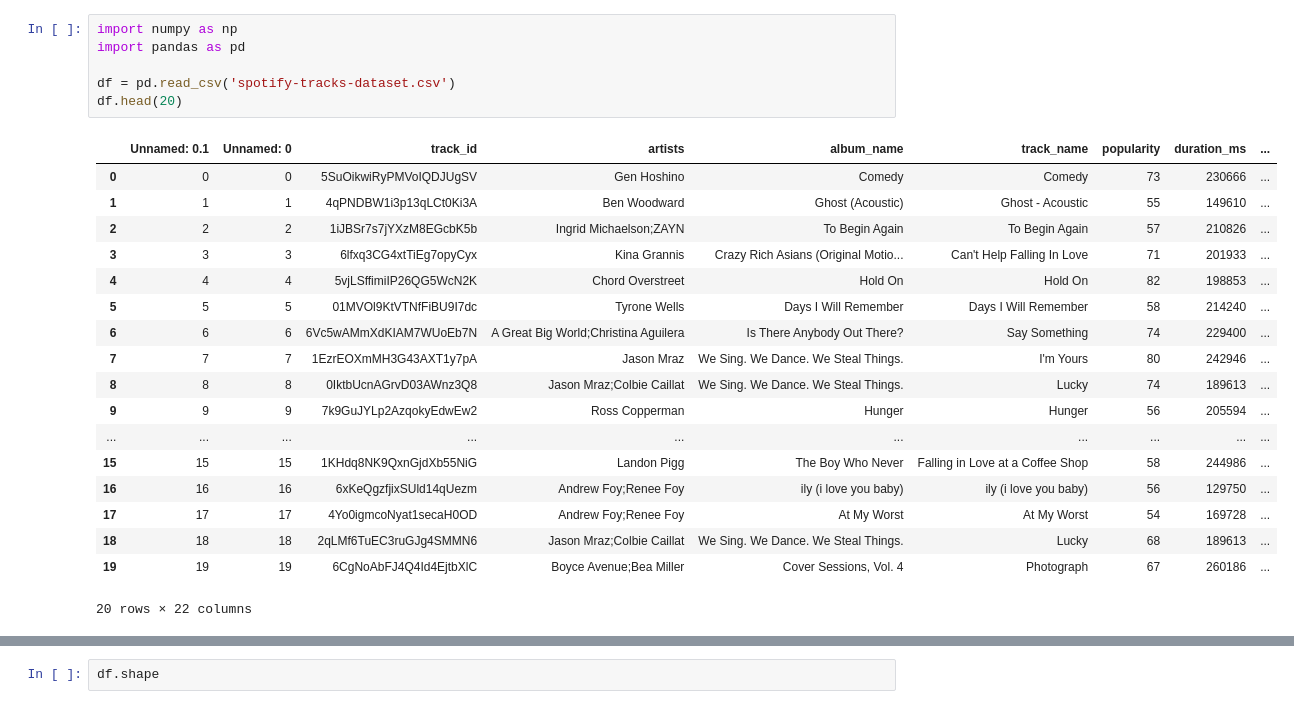
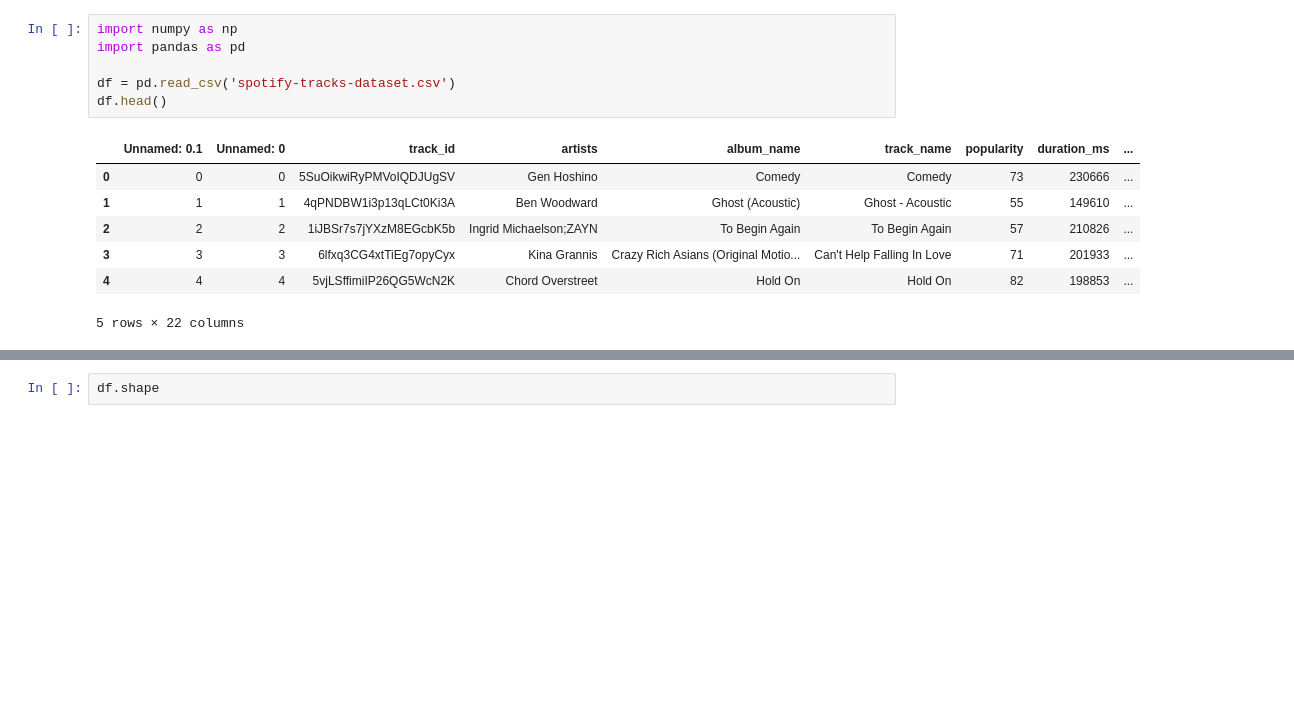
Before and after one commit to Nam-Antoine/-ML-1-project, a Jupyter notebook: data/processed/processed_data.ipynb, the cells around one changed output, grey strips where cells are left out. Cells and saved outputs as stored; diff of their text form; blank space fills up the shorter version.

```diff
--- a/data/processed/processed_data.ipynb
+++ b/data/processed/processed_data.ipynb
@@ -1,27 +1,16 @@
 # %%
 import numpy as np
 import pandas as pd
 
 df = pd.read_csv('spotify-tracks-dataset.csv')
-df.head(20)
+df.head()
 # %% [output]
 |  | Unnamed: 0.1 | Unnamed: 0 | track_id | artists | album_name | track_name | popularity | duration_ms | ... |
 | 0 | 0 | 0 | 5SuOikwiRyPMVoIQDJUgSV | Gen Hoshino | Comedy | Comedy | 73 | 230666 | ... |
 | 1 | 1 | 1 | 4qPNDBW1i3p13qLCt0Ki3A | Ben Woodward | Ghost (Acoustic) | Ghost - Acoustic | 55 | 149610 | ... |
 | 2 | 2 | 2 | 1iJBSr7s7jYXzM8EGcbK5b | Ingrid Michaelson;ZAYN | To Begin Again | To Begin Again | 57 | 210826 | ... |
 | 3 | 3 | 3 | 6lfxq3CG4xtTiEg7opyCyx | Kina Grannis | Crazy Rich Asians (Original Motio... | Can't Help Falling In Love | 71 | 201933 | ... |
 | 4 | 4 | 4 | 5vjLSffimiIP26QG5WcN2K | Chord Overstreet | Hold On | Hold On | 82 | 198853 | ... |
-| 5 | 5 | 5 | 01MVOl9KtVTNfFiBU9I7dc | Tyrone Wells | Days I Will Remember | Days I Will Remember | 58 | 214240 | ... |
-| 6 | 6 | 6 | 6Vc5wAMmXdKIAM7WUoEb7N | A Great Big World;Christina Aguilera | Is There Anybody Out There? | Say Something | 74 | 229400 | ... |
-| 7 | 7 | 7 | 1EzrEOXmMH3G43AXT1y7pA | Jason Mraz | We Sing. We Dance. We Steal Things. | I'm Yours | 80 | 242946 | ... |
-| 8 | 8 | 8 | 0IktbUcnAGrvD03AWnz3Q8 | Jason Mraz;Colbie Caillat | We Sing. We Dance. We Steal Things. | Lucky | 74 | 189613 | ... |
-| 9 | 9 | 9 | 7k9GuJYLp2AzqokyEdwEw2 | Ross Copperman | Hunger | Hunger | 56 | 205594 | ... |
-| ... | ... | ... | ... | ... | ... | ... | ... | ... | ... |
-| 15 | 15 | 15 | 1KHdq8NK9QxnGjdXb55NiG | Landon Pigg | The Boy Who Never | Falling in Love at a Coffee Shop | 58 | 244986 | ... |
-| 16 | 16 | 16 | 6xKeQgzfjixSUld14qUezm | Andrew Foy;Renee Foy | ily (i love you baby) | ily (i love you baby) | 56 | 129750 | ... |
-| 17 | 17 | 17 | 4Yo0igmcoNyat1secaH0OD | Andrew Foy;Renee Foy | At My Worst | At My Worst | 54 | 169728 | ... |
-| 18 | 18 | 18 | 2qLMf6TuEC3ruGJg4SMMN6 | Jason Mraz;Colbie Caillat | We Sing. We Dance. We Steal Things. | Lucky | 68 | 189613 | ... |
-| 19 | 19 | 19 | 6CgNoAbFJ4Q4Id4EjtbXlC | Boyce Avenue;Bea Miller | Cover Sessions, Vol. 4 | Photograph | 67 | 260186 | ... |
-20 rows × 22 columns
+5 rows × 22 columns
 # %%
 df = df.drop(columns=['Unnamed: 0.1','Unnamed: 0'])
```
Also changed, not shown: parts of 6 cells of this notebook, 6 other files.
